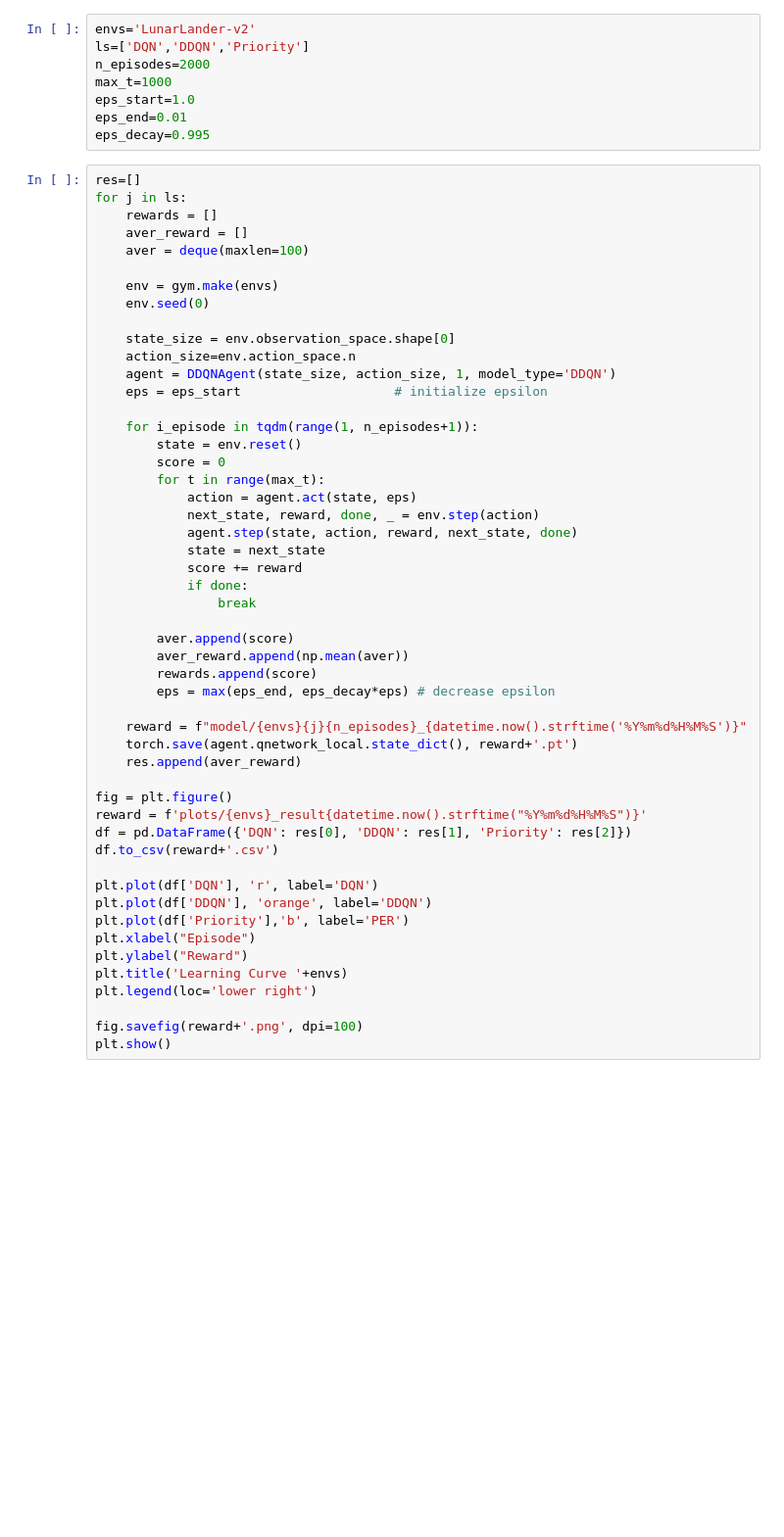
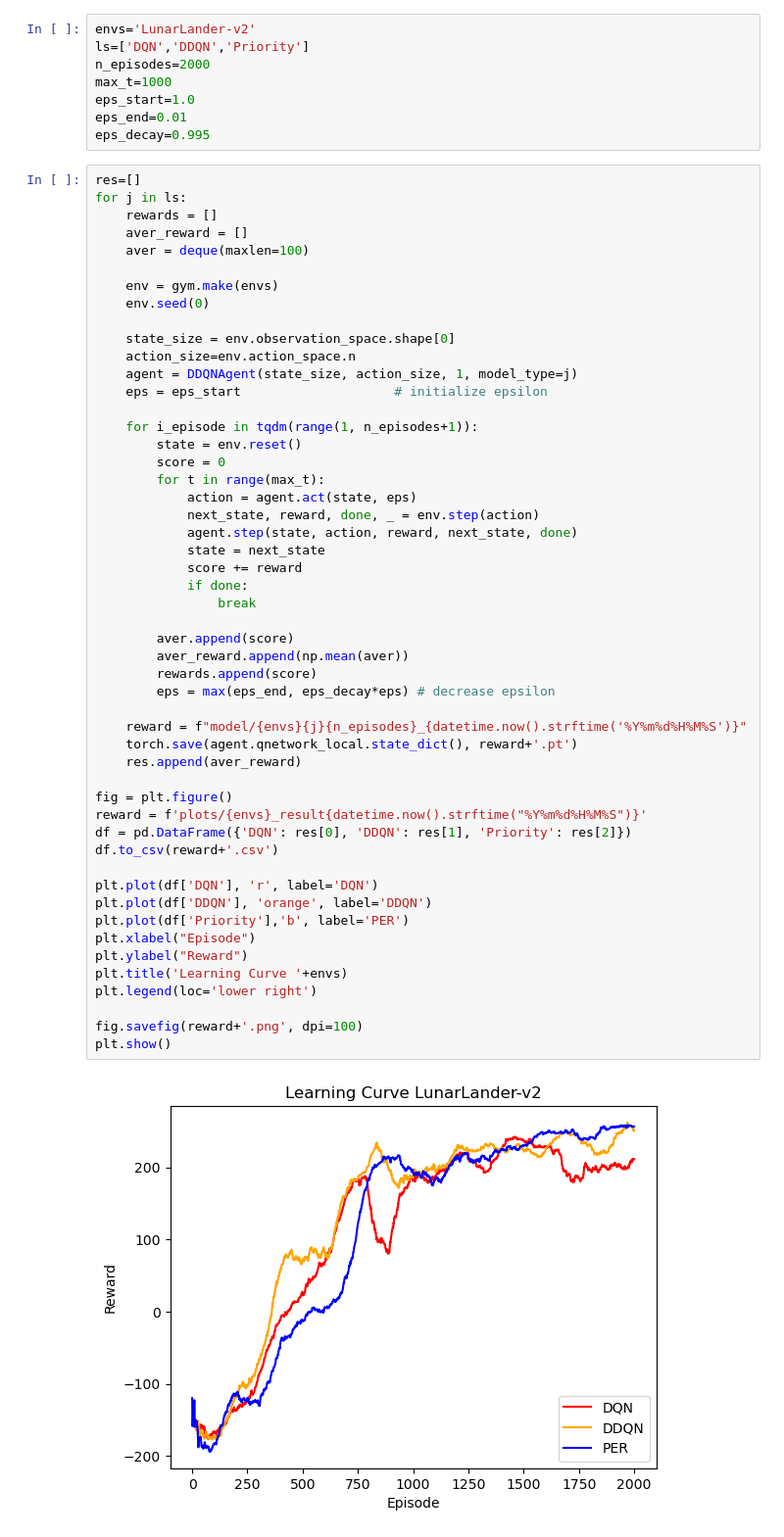
Before and after one commit to Tutu2678/Soft_landing, a Jupyter notebook: src/PER_DDQ_DDQN.ipynb, the cells around one changed output. Shown: that part at 98% size. Drawn from its saved outputs; the diff is of its cells as text; blank space fills up the shorter version.

```diff
--- a/src/PER_DDQ_DDQN.ipynb
+++ b/src/PER_DDQ_DDQN.ipynb
@@ -269,7 +290,7 @@ for j in ls:
 
     state_size = env.observation_space.shape[0]
     action_size=env.action_space.n
-    agent = DDQNAgent(state_size, action_size, 1, model_type='DDQN')
+    agent = DDQNAgent(state_size, action_size, 1, model_type=j)
     eps = eps_start                    # initialize epsilon
 
     for i_episode in tqdm(range(1, n_episodes+1)):
@@ -281,30 +302,32 @@ for j in ls:
             agent.step(state, action, reward, next_state, done)
             state = next_state
             score += reward
             if done:
                 break
 
         aver.append(score)
         aver_reward.append(np.mean(aver))
         rewards.append(score)
         eps = max(eps_end, eps_decay*eps) # decrease epsilon
 
     reward = f"model/{envs}{j}{n_episodes}_{datetime.now().strftime('%Y%m%d%H%M%S')}"
     torch.save(agent.qnetwork_local.state_dict(), reward+'.pt')
     res.append(aver_reward)
 
 fig = plt.figure()
 reward = f'plots/{envs}_result{datetime.now().strftime("%Y%m%d%H%M%S")}'
 df = pd.DataFrame({'DQN': res[0], 'DDQN': res[1], 'Priority': res[2]})
 df.to_csv(reward+'.csv')
 
 plt.plot(df['DQN'], 'r', label='DQN')
 plt.plot(df['DDQN'], 'orange', label='DDQN')
 plt.plot(df['Priority'],'b', label='PER')
 plt.xlabel("Episode")
 plt.ylabel("Reward")
 plt.title('Learning Curve '+envs)
 plt.legend(loc='lower right')
 
 fig.savefig(reward+'.png', dpi=100)
 plt.show()
+# %% [output]
+[figure, added]
```
Also changed, not shown: parts of 1 cell of this notebook, 13 other files.
